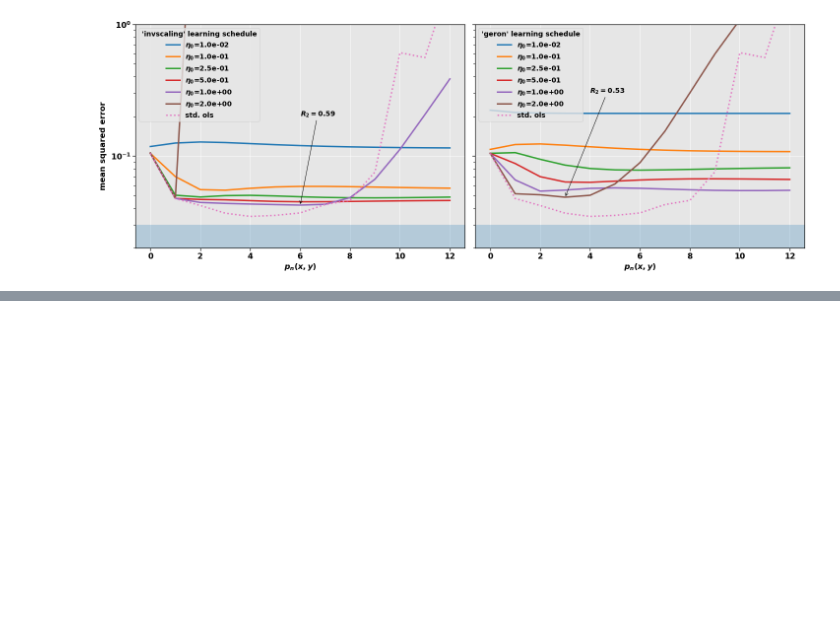
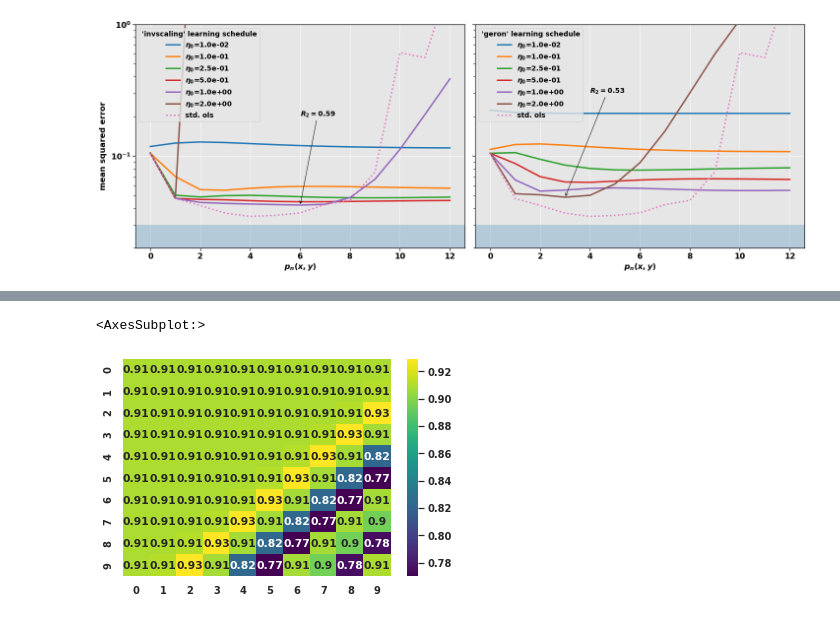
Before and after one commit to fonstelien/FYS-STK4155, a Jupyter notebook: project2/source/project2.ipynb, the cells around one changed output, grey strips where cells are left out. Drawn from its saved outputs; the diff is of its cells as text; code cells hidden in the pictures; blank space fills up the shorter version.

```diff
--- a/project2/source/project2.ipynb
+++ b/project2/source/project2.ipynb
@@ -508,0 +617,28 @@ schedule=geron, eta=2.0, xy=(3.00e+00,4.87e-02), R2=0.53
+# %%
+'''FFNN binomial classification'''
+
+X, t = skl.datasets.load_breast_cancer(return_X_y=True)
+X, t = skl.utils.resample(X, t, replace=False, random_state=0)
+t = t.reshape(n,1)
+# %%
+'''Running FFNN binomial classification with CV'''
+
+etas = np.logspace(-2,1,10)
+lambdas = np.logspace(-2,1,10)
+
+n, p = X.shape
+ffnn = FFNN(p, cost_function='cross-entropy')
+#ffnn.add_layer(p, activation_function='sigmoid')
+ffnn.add_layer(1, activation_function='unit-step')
+_, test1 = run_neural_classification_kfold(X, t, ffnn, etas=etas, lambdas=lambdas, learning_schedule='geron', epochs=50, batch_size=10)
+_, test2 = run_neural_classification_kfold(X, t, ffnn, etas=etas, lambdas=lambdas, learning_schedule='geron', epochs=50, batch_size=50)
+_, test3 = run_neural_classification_kfold(X, t, ffnn, etas=etas, lambdas=lambdas, learning_schedule='geron', epochs=250, batch_size=10)
+_, test4 = run_neural_classification_kfold(X, t, ffnn, etas=etas, lambdas=lambdas, learning_schedule='geron', epochs=250, batch_size=50)
+
+tests = [test1, test2, test3, test4]
+# %%
+
+sns.heatmap(test4, annot=True, cmap="viridis")
+# %% [output]
+<AxesSubplot:>
+[figure, added]
```
Also changed, not shown: parts of 18 cells of this notebook, 6 other files.
